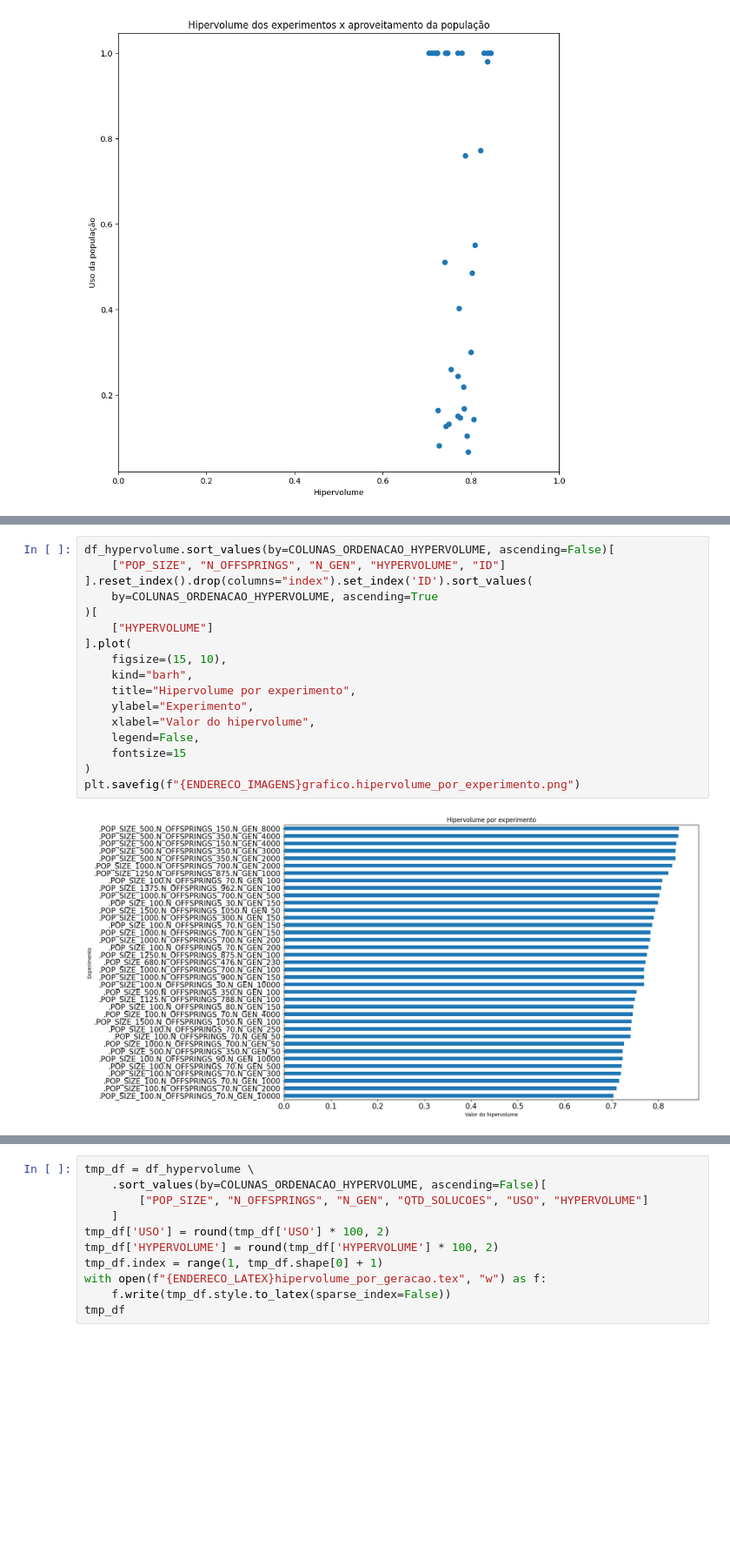
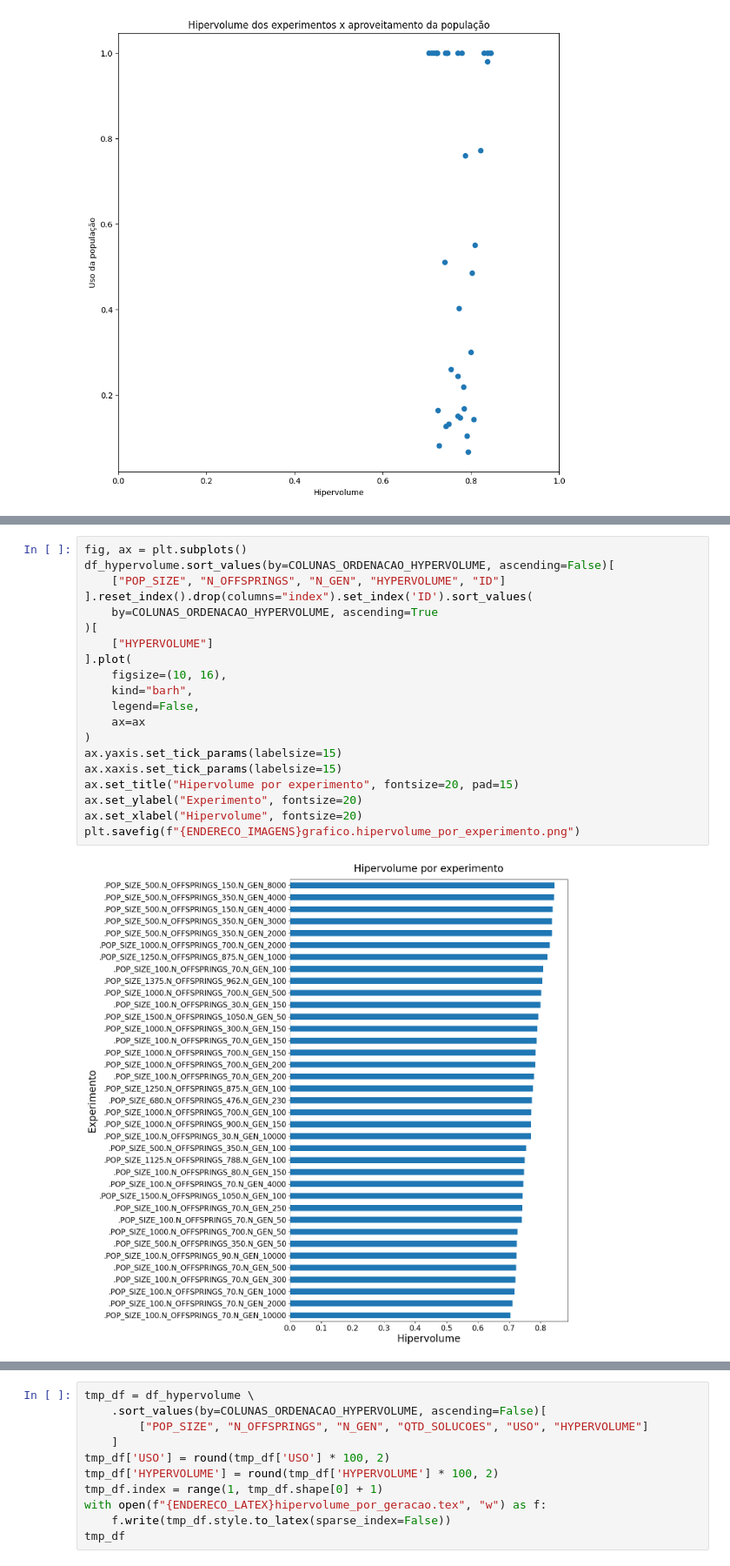
Before and after one commit to brucelucien/2023-notario-mba-tcc-dados-publicos, a Jupyter notebook: avaliacao.ipynb, the cells around one changed output, grey strips where cells are left out. Shown at 87% size. Cells and saved outputs as stored; diff of their text form; blank space fills up the shorter version.

```diff
--- a/avaliacao.ipynb
+++ b/avaliacao.ipynb
@@ -158,22 +160,25 @@ plt.savefig(f"{ENDERECO_IMAGENS}grafico.correlacao_caracteristicas_experimentos.
 # %%
+fig, ax = plt.subplots()
 df_hypervolume.sort_values(by=COLUNAS_ORDENACAO_HYPERVOLUME, ascending=False)[
     ["POP_SIZE", "N_OFFSPRINGS", "N_GEN", "HYPERVOLUME", "ID"]
 ].reset_index().drop(columns="index").set_index('ID').sort_values(
     by=COLUNAS_ORDENACAO_HYPERVOLUME, ascending=True
 )[
     ["HYPERVOLUME"]
 ].plot(
-    figsize=(15, 10),
+    figsize=(10, 16),
     kind="barh",
-    title="Hipervolume por experimento",
-    ylabel="Experimento",
-    xlabel="Valor do hipervolume",
     legend=False,
-    fontsize=15
+    ax=ax
 )
+ax.yaxis.set_tick_params(labelsize=15)
+ax.xaxis.set_tick_params(labelsize=15)
+ax.set_title("Hipervolume por experimento", fontsize=20, pad=15)
+ax.set_ylabel("Experimento", fontsize=20)
+ax.set_xlabel("Hipervolume", fontsize=20)
 plt.savefig(f"{ENDERECO_IMAGENS}grafico.hipervolume_por_experimento.png")
 # %% [output]
-[figure, old version]
+[figure, new version]
 # %%
 df_hypervolume.index = range(1, df_hypervolume.shape[0] + 1)
 df_hypervolume
```
Also changed, not shown: parts of 9 cells of this notebook, 32 other files.
